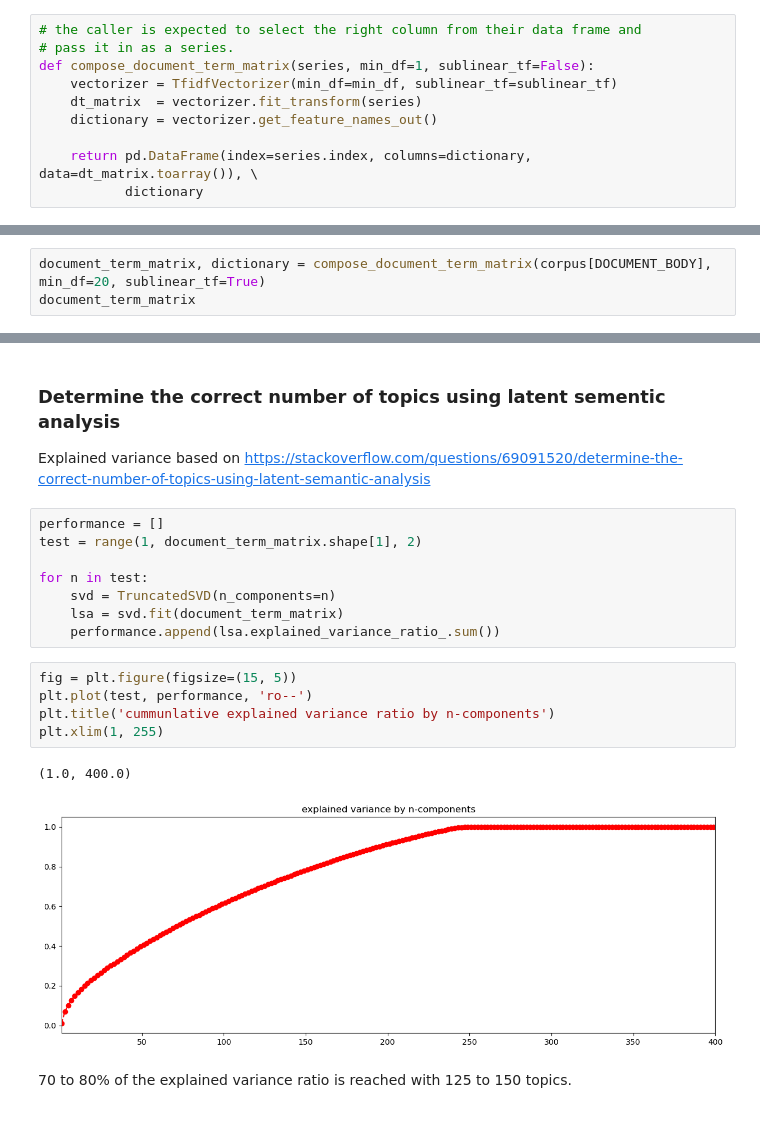
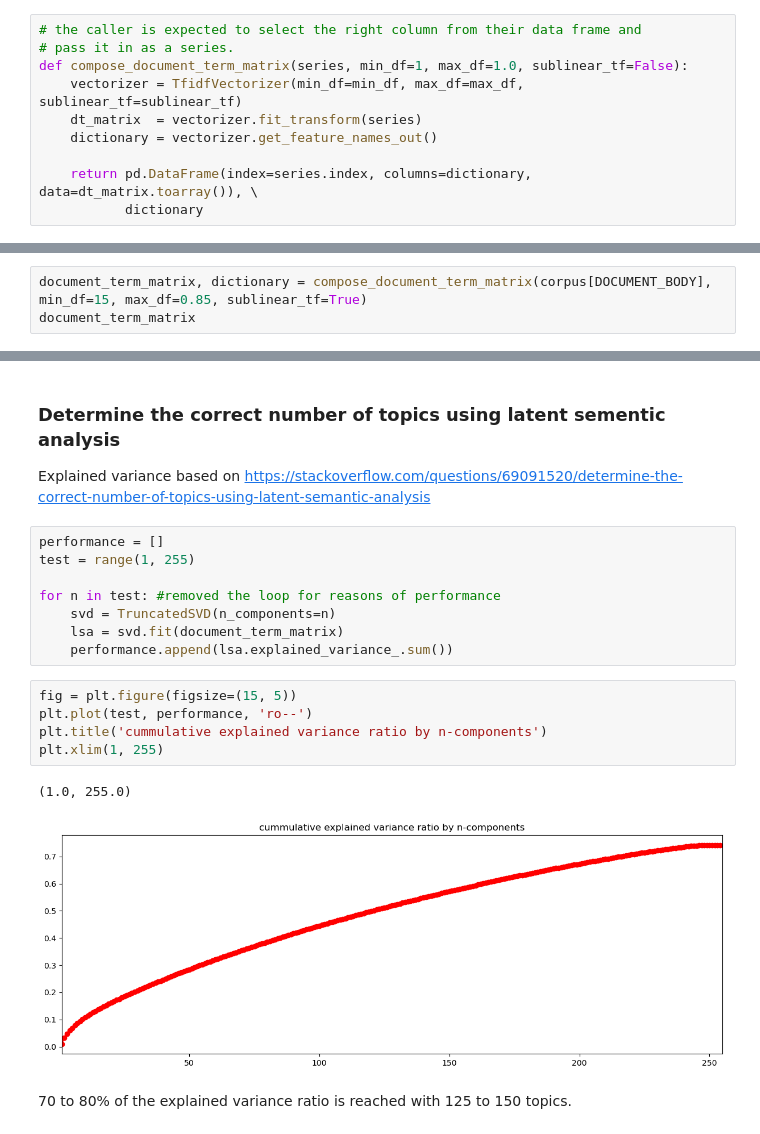
Before and after one commit to kjkoster/execute-enexis, a Jupyter notebook: notebooks/02 enexis governance -- LSA.ipynb, the cells around one changed output, grey strips where cells are left out. Drawn from its saved outputs; the diff is of its cells as text.

```diff
--- a/notebooks/02 enexis governance -- LSA.ipynb
+++ b/notebooks/02 enexis governance -- LSA.ipynb
@@ -275,8 +275,8 @@ digraph {
 # %%
 # the caller is expected to select the right column from their data frame and
 # pass it in as a series.
-def compose_document_term_matrix(series, min_df=1, sublinear_tf=False):
-    vectorizer = TfidfVectorizer(min_df=min_df, sublinear_tf=sublinear_tf)
+def compose_document_term_matrix(series, min_df=1, max_df=1.0, sublinear_tf=False):
+    vectorizer = TfidfVectorizer(min_df=min_df, max_df=max_df, sublinear_tf=sublinear_tf)
     dt_matrix  = vectorizer.fit_transform(series)
     dictionary = vectorizer.get_feature_names_out()
 
@@ -365,6 +365,6 @@ Data columns (total 1 columns):
 dtypes: string(1)
 memory usage: 3.9+ KB
 # %%
-document_term_matrix, dictionary = compose_document_term_matrix(corpus[DOCUMENT_BODY], min_df=20, sublinear_tf=True)
+document_term_matrix, dictionary = compose_document_term_matrix(corpus[DOCUMENT_BODY], min_df=15, max_df=0.85, sublinear_tf=True)
 document_term_matrix
 # %% [output]
@@ -464,20 +464,20 @@ n_most_significant("topic 1", 20, encoding_matrix)
 Explained variance based on https://stackoverflow.com/questions/69091520/determine-the-correct-number-of-topics-using-latent-semantic-analysis
 # %%
 performance = []
-test = range(1, document_term_matrix.shape[1], 2)
+test = range(1, 255)
 
-for n in test:
+for n in test: #removed the loop for reasons of performance
     svd = TruncatedSVD(n_components=n)
     lsa = svd.fit(document_term_matrix)
-    performance.append(lsa.explained_variance_ratio_.sum())
+    performance.append(lsa.explained_variance_.sum())
 # %%
 fig = plt.figure(figsize=(15, 5))
 plt.plot(test, performance, 'ro--')
-plt.title('cummunlative explained variance ratio by n-components')
+plt.title('cummulative explained variance ratio by n-components')
 plt.xlim(1, 255)
 # %% [output]
-(1.0, 400.0)
+(1.0, 255.0)
-[figure, old version]
+[figure, new version]
 # %% [markdown]
 70 to 80% of the explained variance ratio is reached with 125 to 150 topics.
 # %%
```
Also changed, not shown: parts of 27 cells of this notebook.
